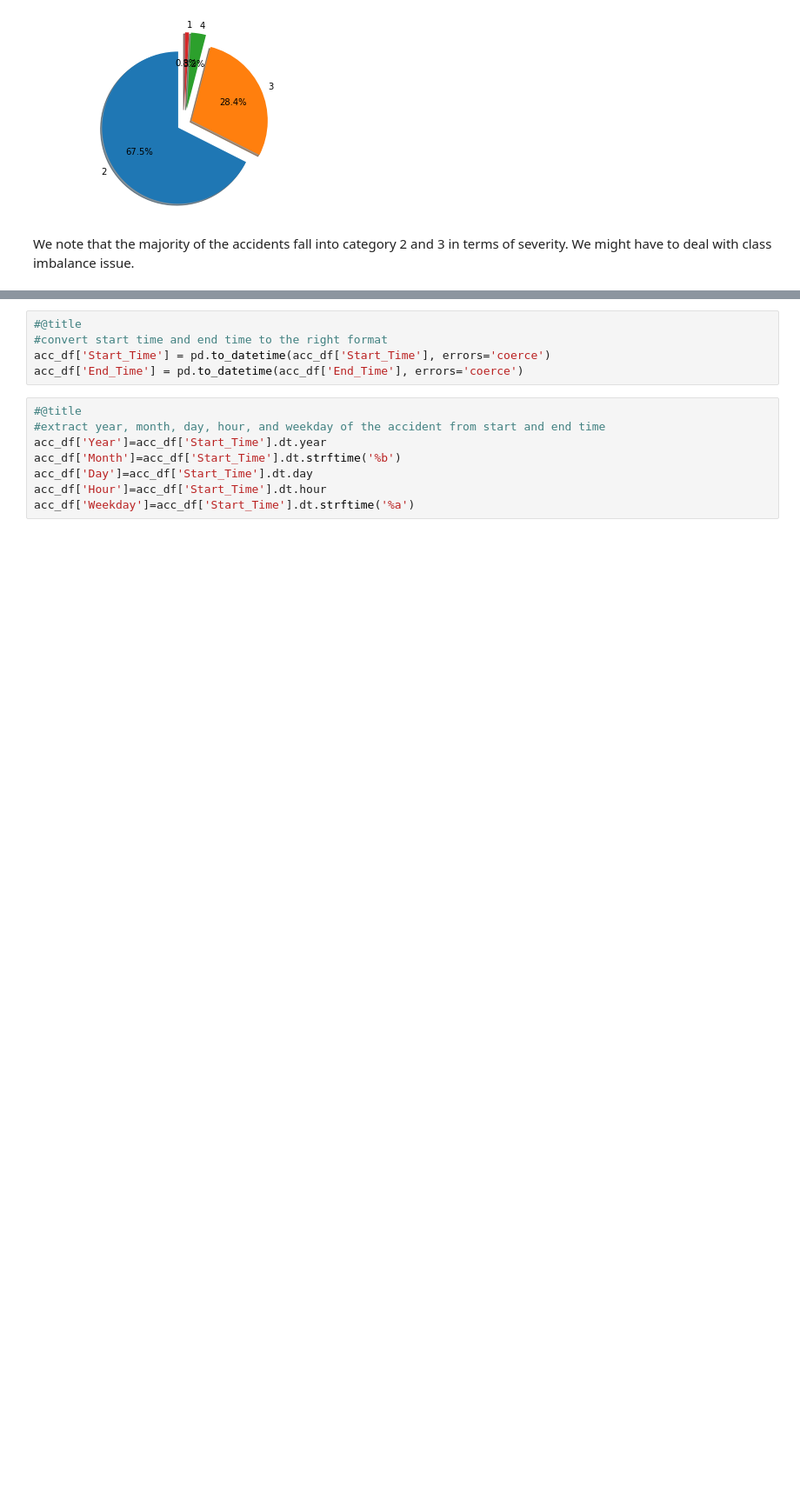
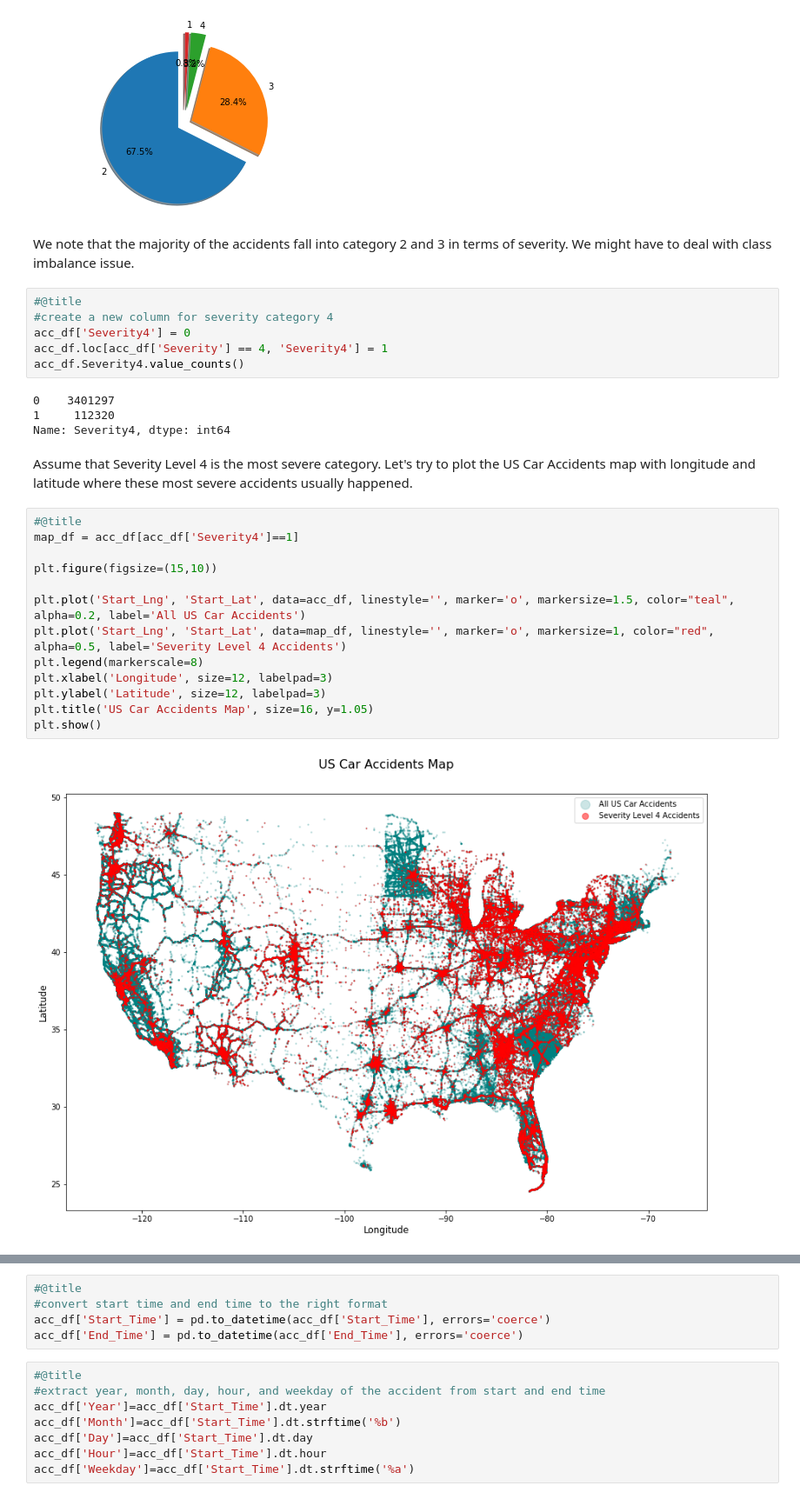
Before and after one commit to dattnguyen/us_car_accident_severity_prediction, a Jupyter notebook: severity_prediction.ipynb, the cells around one changed output, grey strips where cells are left out. Shown at 87% size. Saved outputs shown, nothing was run; the diff lists cells and outputs as text; blank space fills up the shorter version.

```diff
--- a/severity_prediction.ipynb
+++ b/severity_prediction.ipynb
@@ -110,3 +116,30 @@ plt.show()
 [figure]
 # %% [markdown]
 We note that the majority of the accidents fall into category 2 and 3 in terms of severity. We might have to deal with class imbalance issue.
+# %%
+#@title
+#create a new column for severity category 4
+acc_df['Severity4'] = 0
+acc_df.loc[acc_df['Severity'] == 4, 'Severity4'] = 1
+acc_df.Severity4.value_counts()
+# %% [output]
+0    3401297
+1     112320
+Name: Severity4, dtype: int64
+# %% [markdown]
+Assume that Severity Level 4 is the most severe category. Let's try to plot the US Car Accidents map with longitude and latitude where these most severe accidents usually happened.
+# %%
+#@title
+map_df = acc_df[acc_df['Severity4']==1]
+
+plt.figure(figsize=(15,10))
+
+plt.plot('Start_Lng', 'Start_Lat', data=acc_df, linestyle='', marker='o', markersize=1.5, color="teal", alpha=0.2, label='All US Car Accidents')
+plt.plot('Start_Lng', 'Start_Lat', data=map_df, linestyle='', marker='o', markersize=1, color="red", alpha=0.5, label='Severity Level 4 Accidents')
+plt.legend(markerscale=8)
+plt.xlabel('Longitude', size=12, labelpad=3)
+plt.ylabel('Latitude', size=12, labelpad=3)
+plt.title('US Car Accidents Map', size=16, y=1.05)
+plt.show()
+# %% [output]
+[figure, added]
```
Also changed, not shown: parts of 94 cells of this notebook.
